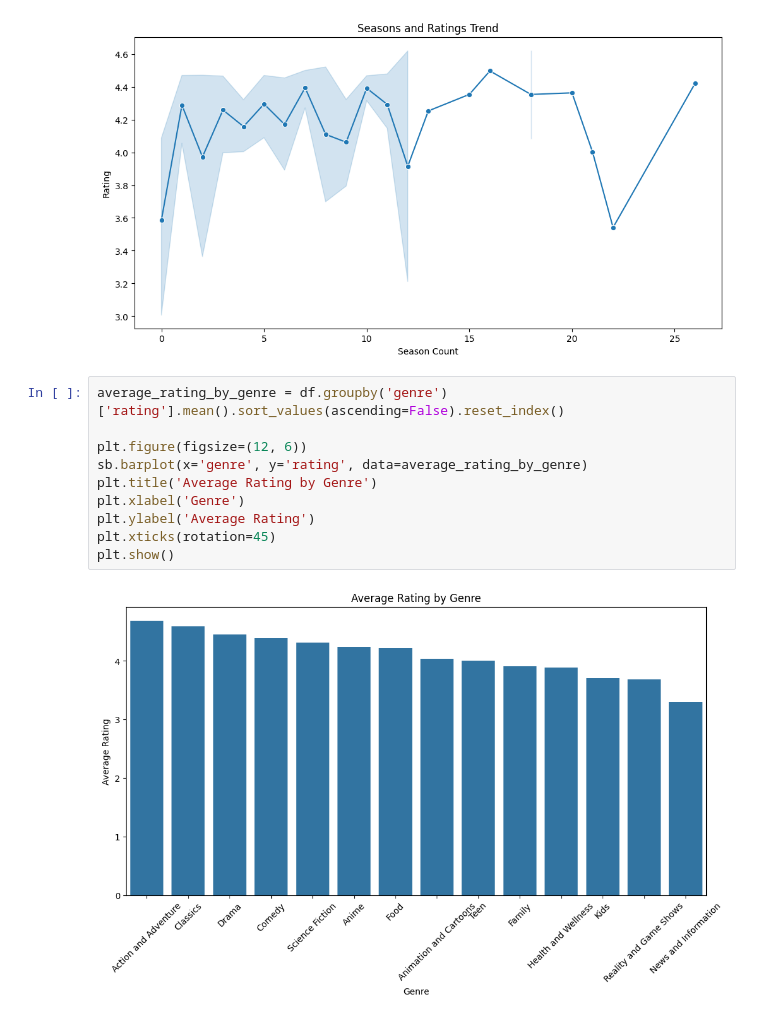
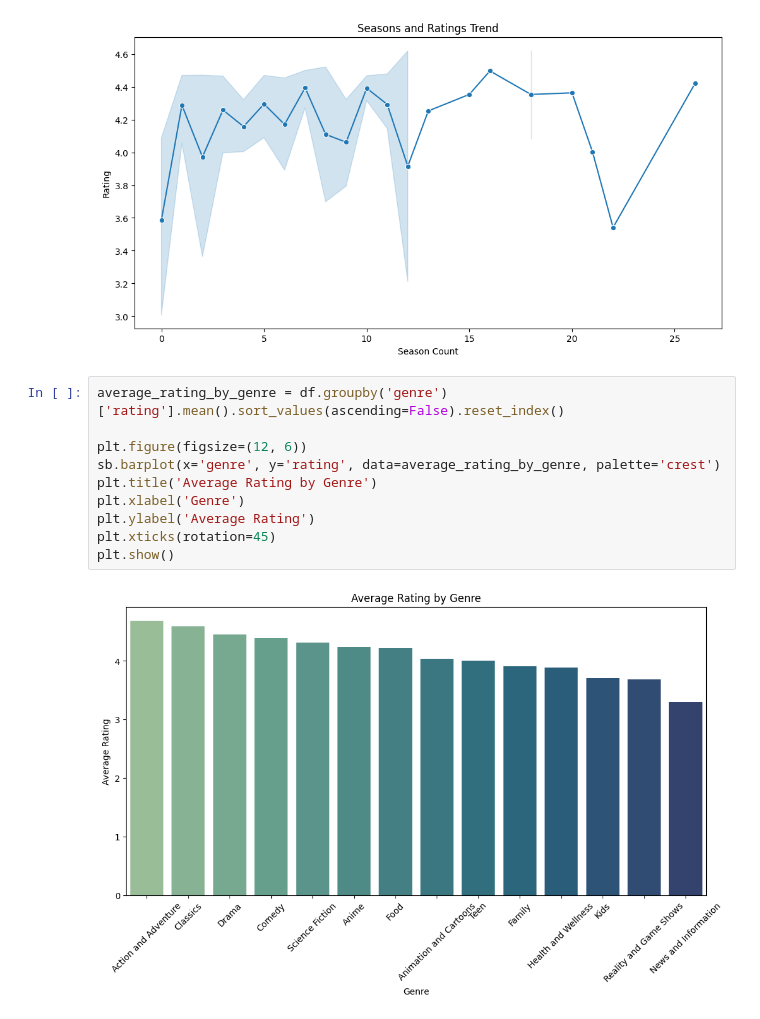
Before and after one commit to DamjanVincic/hulu-popular-shows-analysis, a Jupyter notebook: exploratory-analysis.ipynb, the cells around one changed output. Saved outputs shown, nothing was run; the diff lists cells and outputs as text.

```diff
--- a/exploratory-analysis.ipynb
+++ b/exploratory-analysis.ipynb
@@ -262,12 +262,12 @@ plt.show()
 # %%
 average_rating_by_genre = df.groupby('genre')['rating'].mean().sort_values(ascending=False).reset_index()
 
 plt.figure(figsize=(12, 6))
-sb.barplot(x='genre', y='rating', data=average_rating_by_genre)
+sb.barplot(x='genre', y='rating', data=average_rating_by_genre, palette='crest')
 plt.title('Average Rating by Genre')
 plt.xlabel('Genre')
 plt.ylabel('Average Rating')
 plt.xticks(rotation=45)
 plt.show()
 # %% [output]
-[figure, old version]
+[figure, new version]
```
Also changed, not shown: parts of 6 cells of this notebook.
